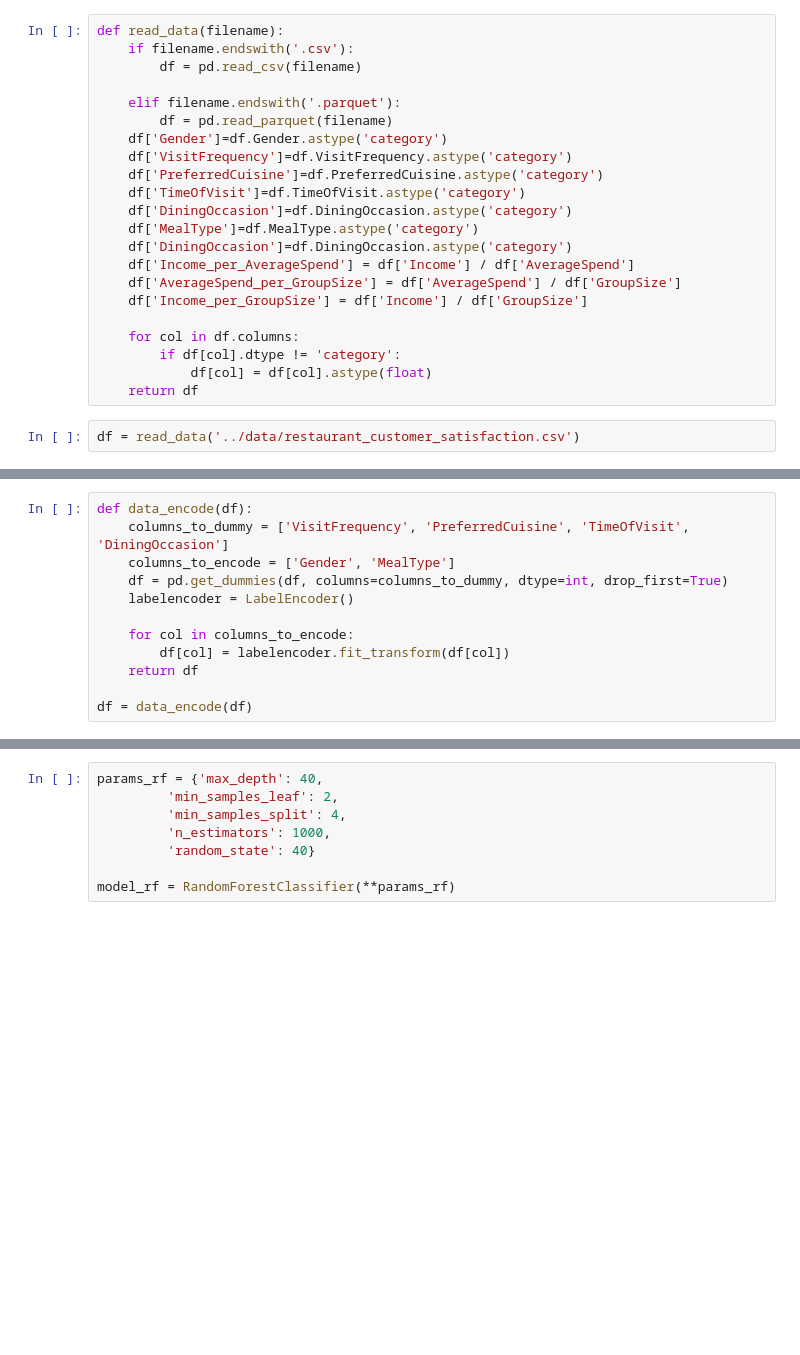
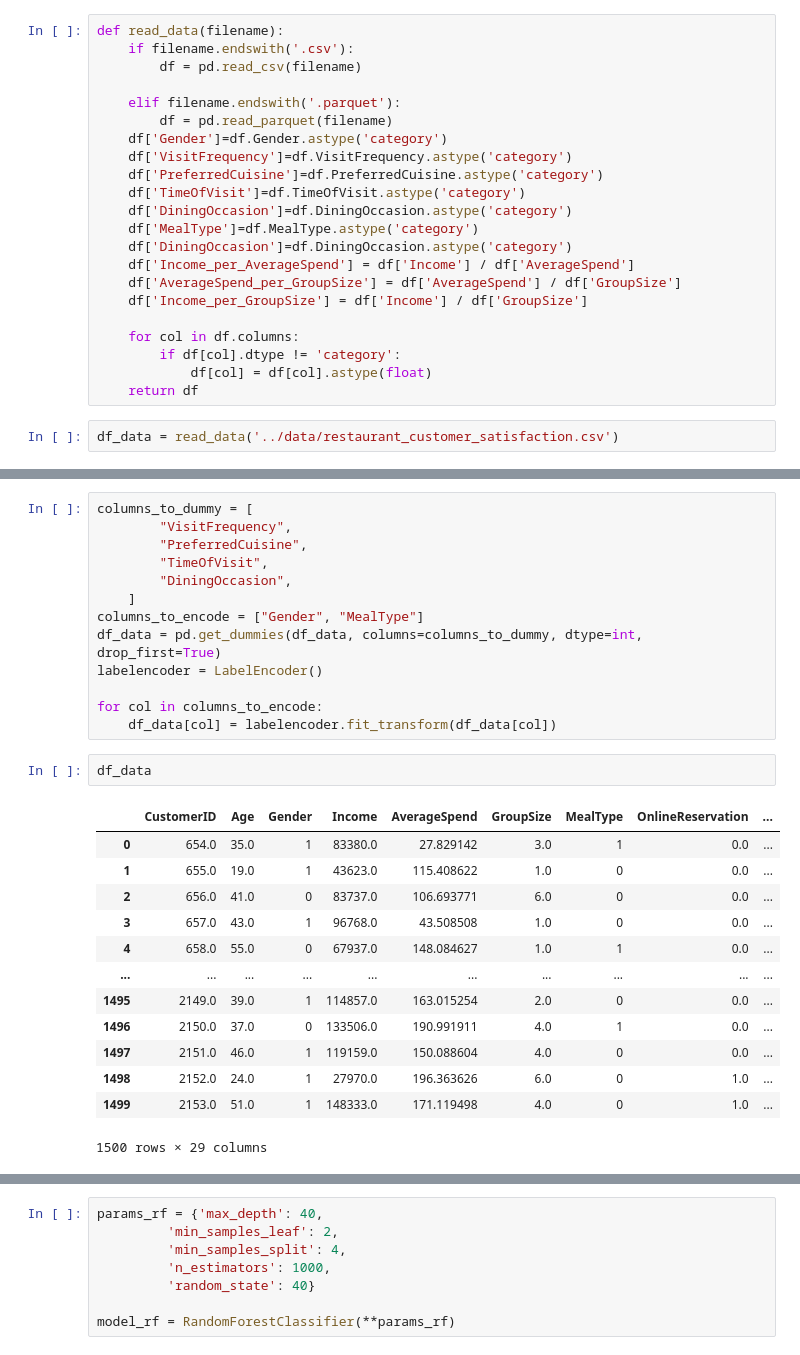
Before and after one commit to ruqianq/mlops-zoomcamp-2024, a Jupyter notebook: 07-project/notebooks/customer-satisfaction.ipynb, the cells around one changed output, grey strips where cells are left out. Drawn from its saved outputs; the diff is of its cells as text; blank space fills up the shorter version.

```diff
--- a/07-project/notebooks/customer-satisfaction.ipynb
+++ b/07-project/notebooks/customer-satisfaction.ipynb
@@ -37,4 +38,4 @@ def read_data(filename):
             df[col] = df[col].astype(float)
     return df
 # %%
-df = read_data('../data/restaurant_customer_satisfaction.csv')
+df_data = read_data('../data/restaurant_customer_satisfaction.csv')
@@ -41,13 +62,30 @@ df = read_data('../data/restaurant_customer_satisfaction.csv')
 # %%
-def data_encode(df):
-    columns_to_dummy = ['VisitFrequency', 'PreferredCuisine', 'TimeOfVisit', 'DiningOccasion']
-    columns_to_encode = ['Gender', 'MealType']
-    df = pd.get_dummies(df, columns=columns_to_dummy, dtype=int, drop_first=True)
-    labelencoder = LabelEncoder()
+columns_to_dummy = [
+        "VisitFrequency",
+        "PreferredCuisine",
+        "TimeOfVisit",
+        "DiningOccasion",
+    ]
+columns_to_encode = ["Gender", "MealType"]
+df_data = pd.get_dummies(df_data, columns=columns_to_dummy, dtype=int, drop_first=True)
+labelencoder = LabelEncoder()
 
-    for col in columns_to_encode:
-        df[col] = labelencoder.fit_transform(df[col])
-    return df
-
-df = data_encode(df)
+for col in columns_to_encode:
+    df_data[col] = labelencoder.fit_transform(df_data[col])
+# %%
+df_data
+# %% [output]
+|  | CustomerID | Age | Gender | Income | AverageSpend | GroupSize | MealType | OnlineReservation | ... |
+| 0 | 654.0 | 35.0 | 1 | 83380.0 | 27.829142 | 3.0 | 1 | 0.0 | ... |
+| 1 | 655.0 | 19.0 | 1 | 43623.0 | 115.408622 | 1.0 | 0 | 0.0 | ... |
+| 2 | 656.0 | 41.0 | 0 | 83737.0 | 106.693771 | 6.0 | 0 | 0.0 | ... |
+| 3 | 657.0 | 43.0 | 1 | 96768.0 | 43.508508 | 1.0 | 0 | 0.0 | ... |
+| 4 | 658.0 | 55.0 | 0 | 67937.0 | 148.084627 | 1.0 | 1 | 0.0 | ... |
+| ... | ... | ... | ... | ... | ... | ... | ... | ... | ... |
+| 1495 | 2149.0 | 39.0 | 1 | 114857.0 | 163.015254 | 2.0 | 0 | 0.0 | ... |
+| 1496 | 2150.0 | 37.0 | 0 | 133506.0 | 190.991911 | 4.0 | 1 | 0.0 | ... |
+| 1497 | 2151.0 | 46.0 | 1 | 119159.0 | 150.088604 | 4.0 | 0 | 0.0 | ... |
+| 1498 | 2152.0 | 24.0 | 1 | 27970.0 | 196.363626 | 6.0 | 0 | 1.0 | ... |
+| 1499 | 2153.0 | 51.0 | 1 | 148333.0 | 171.119498 | 4.0 | 0 | 1.0 | ... |
+1500 rows × 29 columns
 # %%
```
Also changed, not shown: parts of 5 cells of this notebook, 8 other files.
